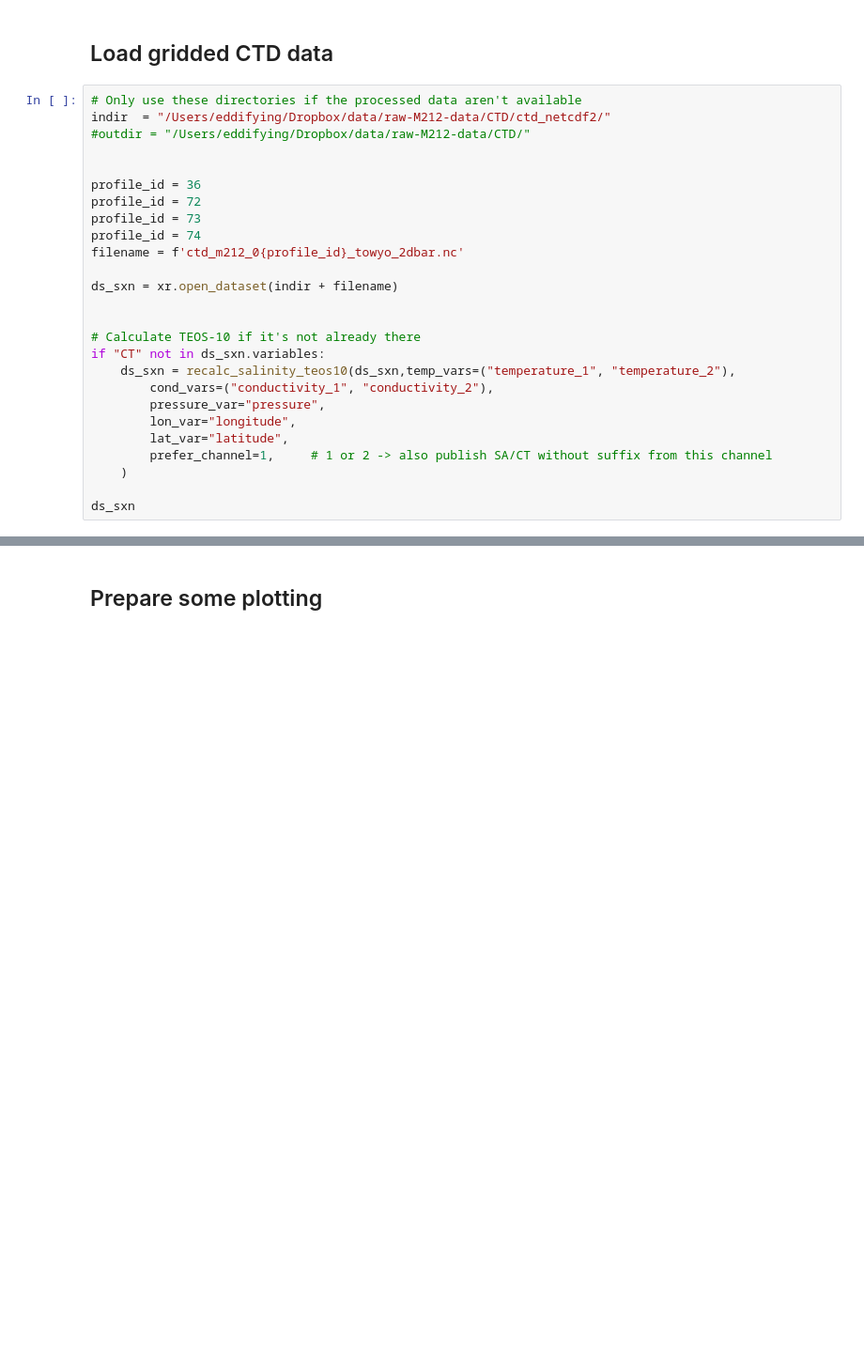
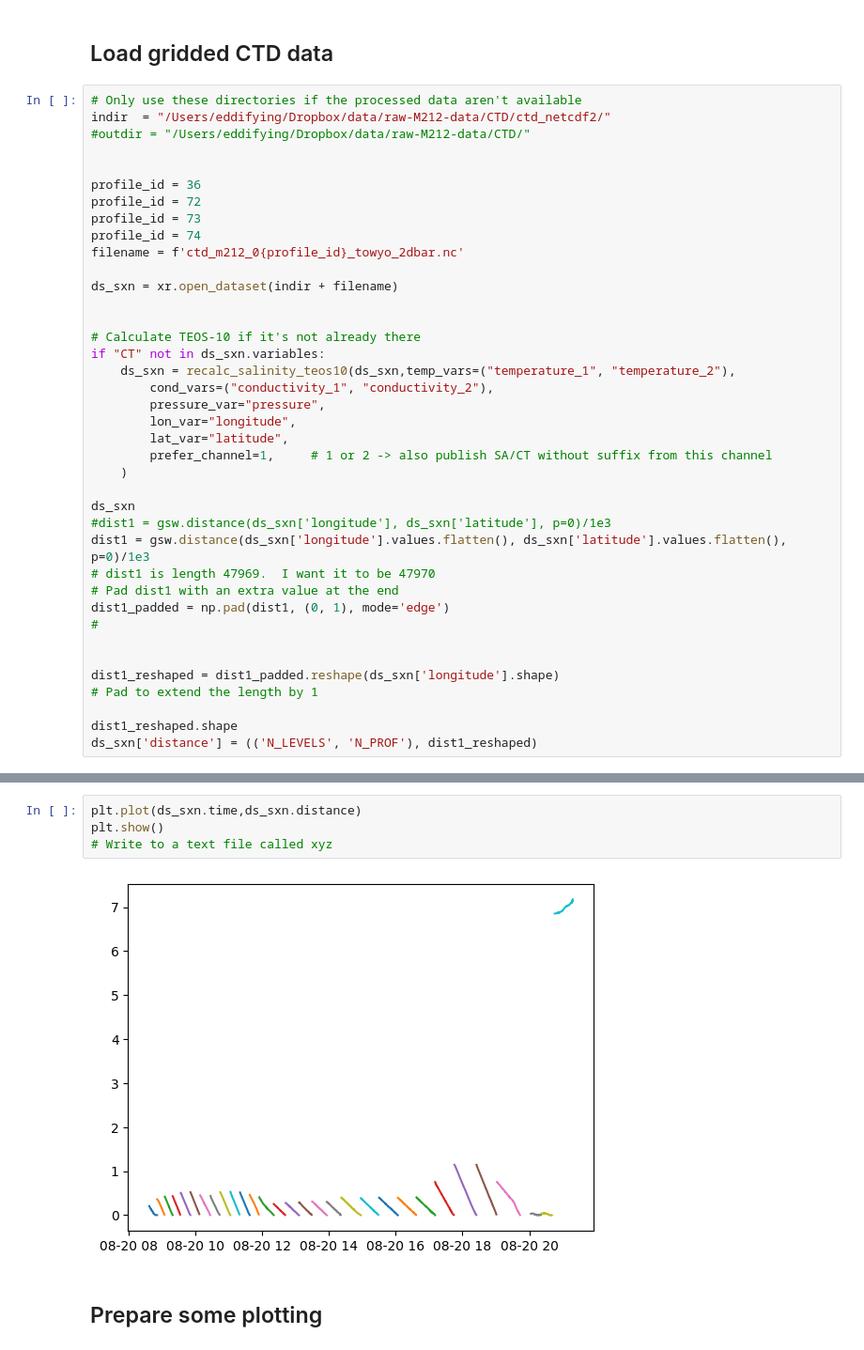
Before and after one commit to eleanorfrajka/oceanvis-py, a Jupyter notebook: notebooks/plot_M212_ctd_towyo.ipynb, the cells around one changed output, grey strips where cells are left out. Shown at 94% size. Drawn from its saved outputs; the diff is of its cells as text; blank space fills up the shorter version.

```diff
--- a/notebooks/plot_M212_ctd_towyo.ipynb
+++ b/notebooks/plot_M212_ctd_towyo.ipynb
@@ -42,3 +45,16 @@ if "CT" not in ds_sxn.variables:
     )
 
 ds_sxn
+#dist1 = gsw.distance(ds_sxn['longitude'], ds_sxn['latitude'], p=0)/1e3
+dist1 = gsw.distance(ds_sxn['longitude'].values.flatten(), ds_sxn['latitude'].values.flatten(), p=0)/1e3
+# dist1 is length 47969.  I want it to be 47970
+# Pad dist1 with an extra value at the end
+dist1_padded = np.pad(dist1, (0, 1), mode='edge')
+#
+
+
+dist1_reshaped = dist1_padded.reshape(ds_sxn['longitude'].shape)
+# Pad to extend the length by 1
+
+dist1_reshaped.shape
+ds_sxn['distance'] = (('N_LEVELS', 'N_PROF'), dist1_reshaped)
@@ -63,3 +61,9 @@ Data variables: (12/19)
+# %%
+plt.plot(ds_sxn.time,ds_sxn.distance)
+plt.show()
+# Write to a text file called xyz
+# %% [output]
+[figure, added]
 # %% [markdown]
 ## Prepare some plotting
 # %% [markdown]
```
Also changed, not shown: parts of 2 cells of this notebook, 54 other files.
